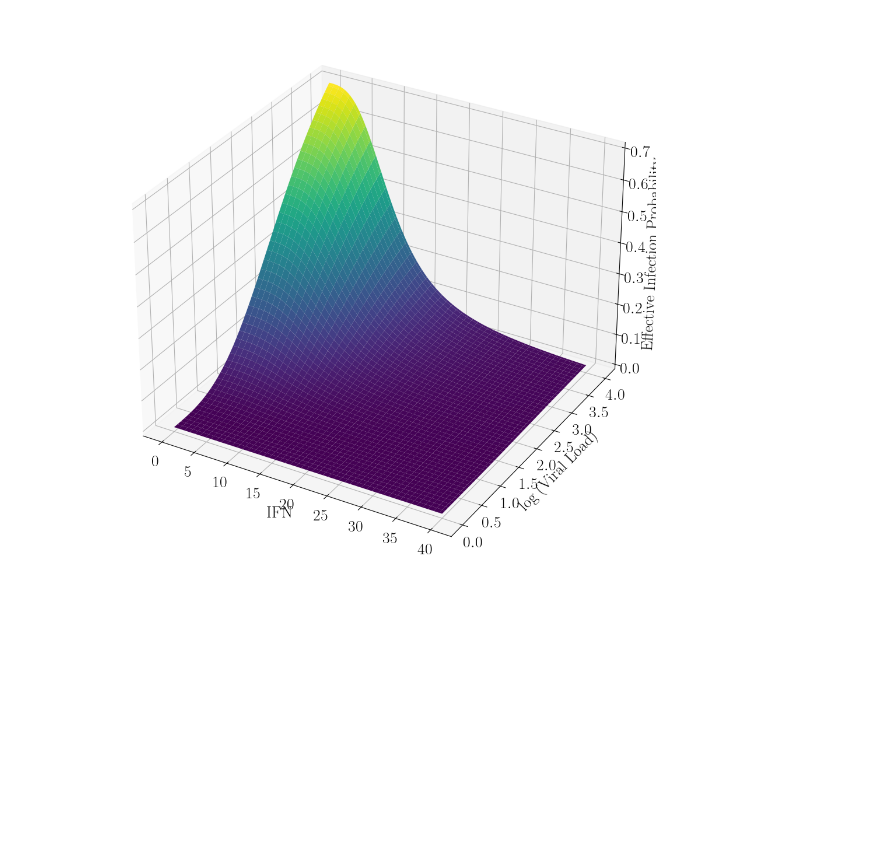
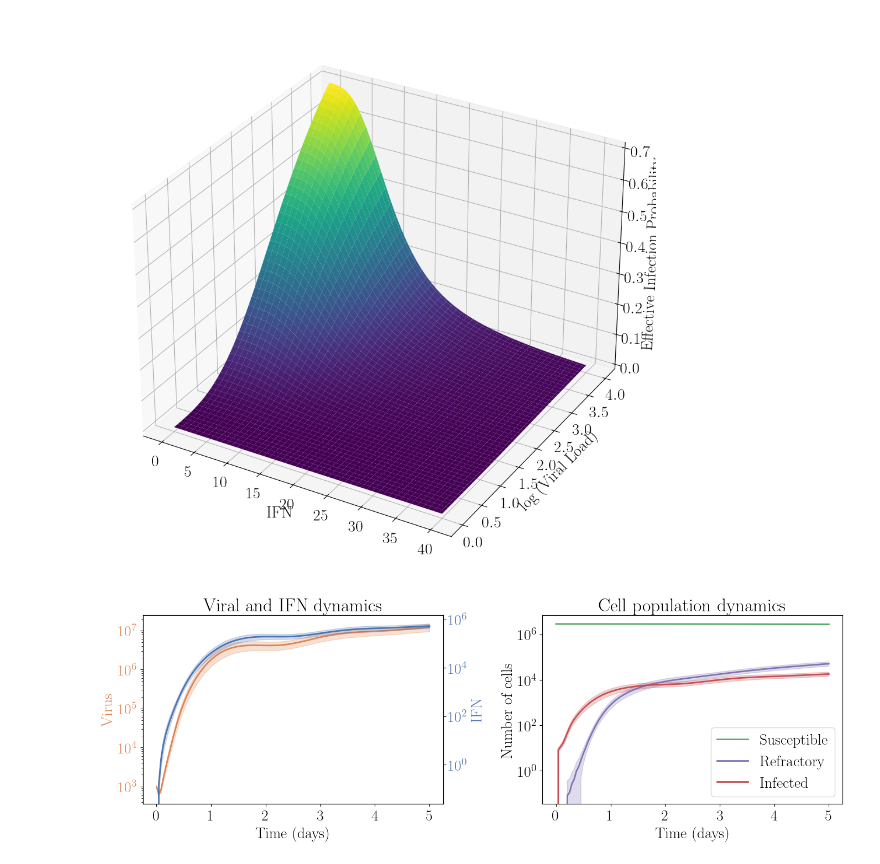
Before and after one commit to rblanco89/TissueFlu, a Jupyter notebook: utilities/tissuePlots.ipynb, the cells around one changed output. Saved outputs shown, nothing was run; the diff lists cells and outputs as text; code cells hidden in the pictures; blank space fills up the shorter version.

Commit message:
Plotting results of simulation replicates

```diff
--- a/utilities/tissuePlots.ipynb
+++ b/utilities/tissuePlots.ipynb
@@ -296,3 +296,65 @@ plt.tight_layout()
 plt.show()
 # %% [output]
 [figure]
+# %%
+# Load tissue state data
+avg = pd.read_csv('../results/lung3D/tissueState_avg.csv')
+std = pd.read_csv('../results/lung3D/tissueState_std.csv')
+
+t = avg['Time'].values / (60 * 24)  # minutes -> days
+
+fig, axs = plt.subplots(1, 2, figsize=(14, 5), facecolor='white')
+
+# --- Panel 1: Virus (left axis) and IFN (right axis) ---
+ax1 = axs[0]
+ax2 = ax1.twinx()
+
+# Virus — palette[1]
+ax1.plot(t, avg['Virus'], color=palette[1], lw=2, label='Virus')
+ax1.fill_between(t,
+                 avg['Virus'] - std['Virus'],
+                 avg['Virus'] + std['Virus'],
+                 color=palette[1], alpha=0.25)
+ax1.set_yscale('log')
+ax1.set_xlabel('Time (days)')
+ax1.set_ylabel('Virus', color=palette[1])
+ax1.tick_params(axis='y', labelcolor=palette[1])
+
+# IFN — palette[0]
+ax2.plot(t, avg['IFN'], color=palette[0], lw=2, label='IFN')
+ax2.fill_between(t,
+                 avg['IFN'] - std['IFN'],
+                 avg['IFN'] + std['IFN'],
+                 color=palette[0], alpha=0.25)
+ax2.set_yscale('log')
+ax2.set_ylabel('IFN', color=palette[0])
+ax2.tick_params(axis='y', labelcolor=palette[0])
+
+lines1, labels1 = ax1.get_legend_handles_labels()
+lines2, labels2 = ax2.get_legend_handles_labels()
+# ax1.legend(lines1 + lines2, labels1 + labels2, loc='upper right')
+ax1.set_title('Viral and IFN dynamics')
+
+# --- Panel 2: Cell populations ---
+ax3 = axs[1]
+
+for col, color, label in [('Susceptible', palette[2], 'Susceptible'),
+                           ('Refractory',  palette[4], 'Refractory'),
+                           ('Infected',    palette[3], 'Infected')]:
+    ax3.plot(t, avg[col], color=color, lw=2, label=label)
+    ax3.fill_between(t,
+                     avg[col] - std[col],
+                     avg[col] + std[col],
+                     color=color, alpha=0.25)
+
+ax3.set_yscale('log')
+ax3.set_xlabel('Time (days)')
+ax3.set_ylabel('Number of cells')
+ax3.legend()
+ax3.set_title('Cell population dynamics')
+
+plt.tight_layout()
+# plt.savefig('tissueDynamics_3D.png')
+plt.show()
+# %% [output]
+[figure, added]
```
